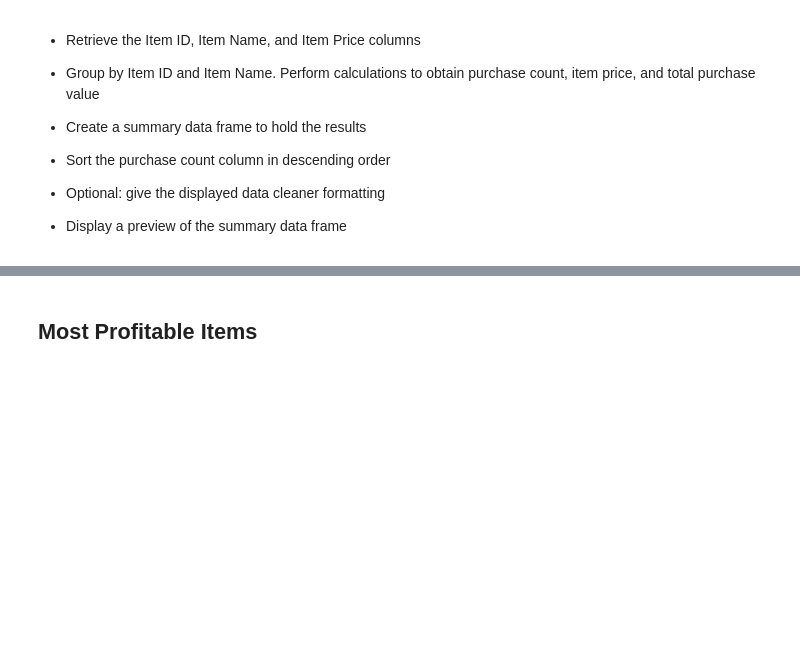
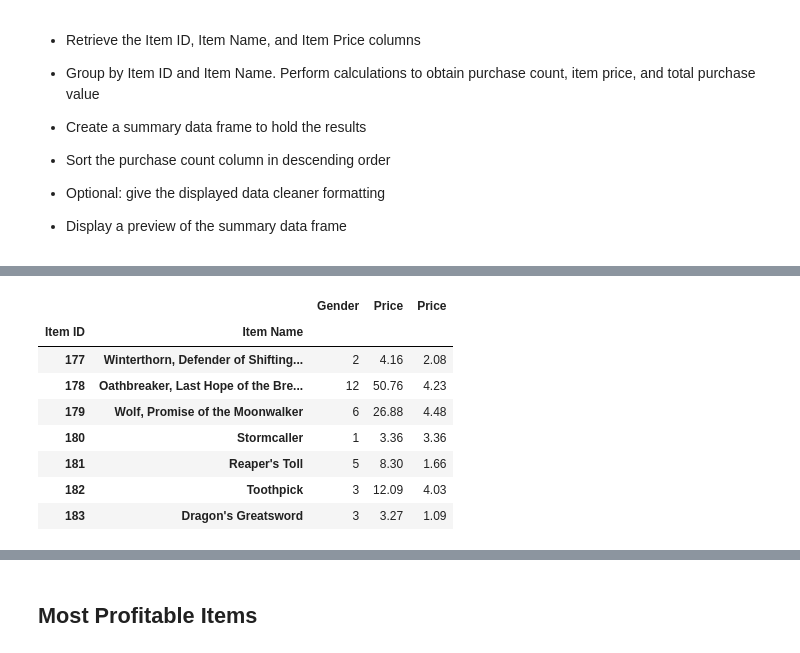
Before and after one commit to Lydilydz/Samuel_Bootcamphw, a Jupyter notebook: Homework4 Pandas/HeroesOfPymoli_starter.ipynb, the cells around one changed output, grey strips where cells are left out. Drawn from its saved outputs; the diff is of its cells as text; code cells hidden in the pictures; blank space fills up the shorter version.

```diff
--- a/Homework4 Pandas/HeroesOfPymoli_starter.ipynb
+++ b/Homework4 Pandas/HeroesOfPymoli_starter.ipynb
@@ -364,5 +390,5 @@ top_spenders.sort_values('Total Purchase Value', ascending=False)
 
 * Display a preview of the summary data frame
 # %%
-MP_pc=purchase_data_df.groupby('Item ID')['Price'].count()
-#MP_pc
+mp_df=purchase_data_df.groupby(['Item ID','Item Name'])['Gender'].count()
+mp_df.head()
@@ -372,5 +406,5 @@ MP_item_name_df= purchase_data_df.drop_duplicates(subset="Item Name")
 #MP_df
 #MP_item_name_df
 # %%
-mpTPV=purchase_data_df.groupby('Item ID')['Price'].sum()
-#mpTPV
+mpTPV=purchase_data_df.groupby(['Item ID','Item Name'])['Price'].sum()
+mpTPV.tail(7)
@@ -379,0 +421,3 @@ mpTPV=purchase_data_df.groupby('Item ID')['Price'].sum()
+# %%
+mpP=purchase_data_df.groupby(['Item ID','Item Name'])['Price'].mean()
+mpP.head(22)
@@ -379,0 +444,12 @@ mpTPV=purchase_data_df.groupby('Item ID')['Price'].sum()
+# %%
+pd.concat([mp_df,mpTPV,mpP],axis=1).tail(7)
+# %% [output]
+|  |  | Gender | Price | Price |
+| Item ID | Item Name |  |  |  |
+| 177 | Winterthorn, Defender of Shifting... | 2 | 4.16 | 2.08 |
+| 178 | Oathbreaker, Last Hope of the Bre... | 12 | 50.76 | 4.23 |
+| 179 | Wolf, Promise of the Moonwalker | 6 | 26.88 | 4.48 |
+| 180 | Stormcaller | 1 | 3.36 | 3.36 |
+| 181 | Reaper's Toll | 5 | 8.30 | 1.66 |
+| 182 | Toothpick | 3 | 12.09 | 4.03 |
+| 183 | Dragon's Greatsword | 3 | 3.27 | 1.09 |
```
Also changed, not shown: parts of 17 cells of this notebook.
